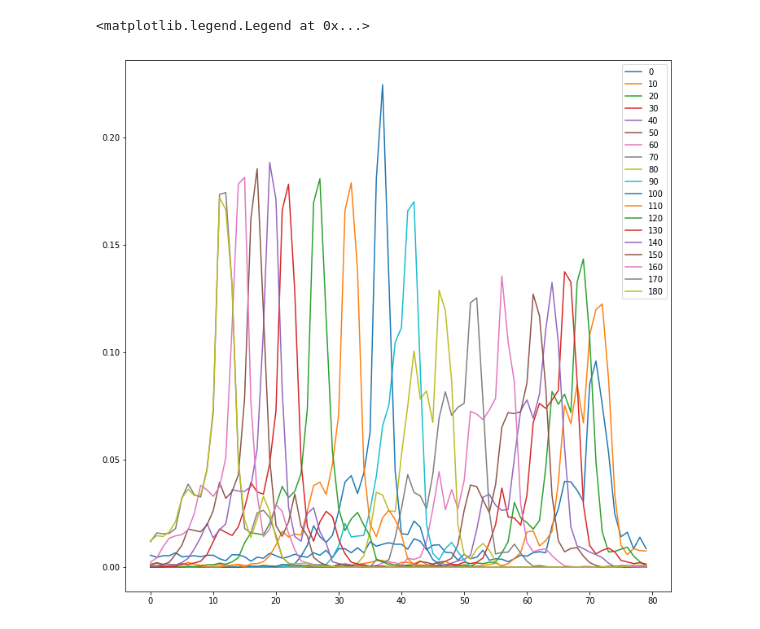
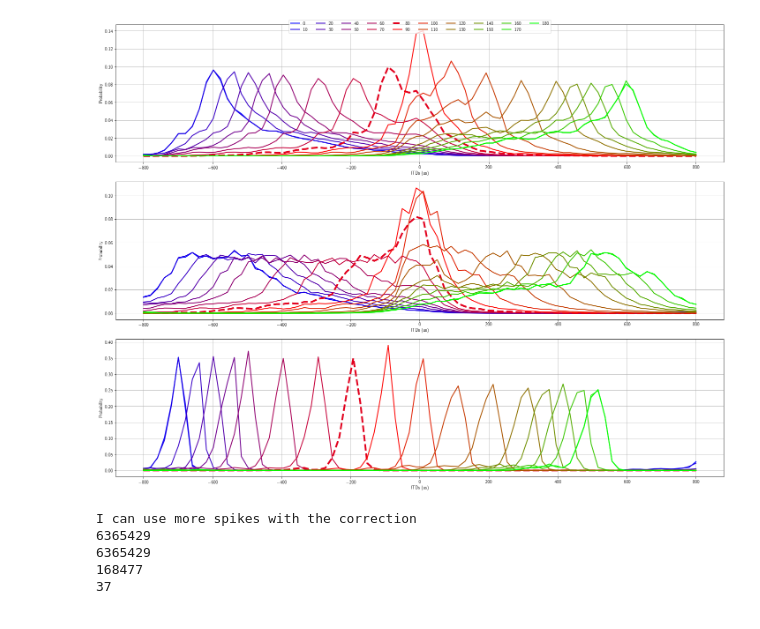
Before and after one commit to SensorsAudioINI/caesar_icassp2019, a Jupyter notebook: check_priors.ipynb, the cells around one changed output. Cells and saved outputs as stored; diff of their text form; code cells hidden in the pictures.

```diff
--- a/check_priors.ipynb
+++ b/check_priors.ipynb
@@ -112,8 +144,11 @@ dict_c[24] = {'mu': 0, 'sigma': 1}
 # %%
 relevant_channels = np.arange(64)
+r_ch = np.array([19])
 itd_streams = []
-for i in range(0, 190, 10):
-    filename = basedir + 'prior_long_hv_{}'.format(i)
+itd_streams_no_corr = []
+itd_streams_no_corr_lim = []
+for i in tqdm(range(0, 190, 10)):
+    filename = basedir + 'priors/prior_long_hv_{}'.format(i)
 
     timestamps, addresses = es.loadaerdat(filename + '.aedat')
     timestamps = timestamps[10000:]
@@ -130,6 +165,8 @@ for i in range(0, 190, 10):
     ear_id = ear_id[p]
     neuron_id = neuron_id[p]
     _ii = []
+    _ii_no_corr = []
+    _ii_no_corr_lim = []
     for kk in relevant_channels:
         indices_channels = np.isin(channel_id, np.array([kk]))
         if kk in dict_c:
@@ -137,8 +174,13 @@ for i in range(0, 190, 10):
                 _itds, _ = itd.get_itds(timestamps[indices_channels], ear_id[indices_channels], neuron_id[indices_channels], save_to_file=None,
                                      verbose=False, max_itd=max_itd)
                 _mu = dict_c[kk]['mu']
-                _corr = (_itds - _mu) / dict_c[kk]['sigma'] * dict_c[24]['sigma']
+                _corr = (_itds - _mu)
                 _ii.extend(_corr)
-            except:
-                pass
+                _ii_no_corr.extend(_itds)
+                if kk in r_ch:
+                    _ii_no_corr_lim.extend(_itds)
+            except Exception as e:
+                print e
     itd_streams.append(_ii)
+    itd_streams_no_corr.append(_ii_no_corr)
+    itd_streams_no_corr_lim.append(_ii_no_corr_lim)
@@ -149,9 +196,62 @@ print dict_c.keys()
+# %%
+fig = plt.figure(figsize=(20,15))
+x = np.linspace(-max_itd * 1e6, max_itd * 1e6, 80)
+ax = fig.add_subplot(3,1,1)
+priors = prob.get_priors(np.array(itd_streams))
+color_idx = np.linspace(0, 1, 19)
+for i, l, j in zip(color_idx, range(0, 190, 10), priors):
+    c = plt.cm.brg(i)
+    ax.plot(x, j, '--' if l == 80 else '-', label=l, linewidth=4 if l == 80 else 2, color=c)
+
+ax.grid()
+ax.legend(loc='upper center', bbox_to_anchor=(0.5, 1.05),
+          ncol=10, fancybox=True)
+ax.set_xlabel('ITDs (us)')
+ax.set_ylabel('Probability')
+# ax.set_title([i for i in np.arange(0, 64) if i in dict_c])
+
+ax = fig.add_subplot(3,1,2)
+priors = prob.get_priors(np.array(itd_streams_no_corr))
+for i, l, j in zip(color_idx, range(0, 190, 10), priors):
+    c = plt.cm.brg(i)
+    ax.plot(x, j, '--' if l == 80 else '-', label=l,linewidth=4 if l == 80 else 2, color=c)
+ax.grid()
+# ax.legend()
+ax.set_xlabel('ITDs (us)')
+ax.set_ylabel('Probability')
+# ax.set_title([i for i in np.arange(0, 64) if i in dict_c])
+
+ax = fig.add_subplot(3,1,3)
+priors = prob.get_priors(np.array(itd_streams_no_corr_lim))
+for i, l, j in zip(color_idx, range(0, 190, 10), priors):
+    c = plt.cm.brg(i)
+    ax.plot(x, j, '--' if l == 80 else '-', label=l, linewidth=4 if l == 80 else 2, color=c)
+ax.grid()
+# ax.legend()
+ax.set_xlabel('ITDs (us)')
+ax.set_ylabel('Probability')
+# ax.set_title("[19]")
+
+plt.tight_layout()
+plt.savefig(imgs_folder + 'comparison_priors.pdf', transparent=True)
+# %% [output]
+[figure, added]
+# %%
+print "I can use more spikes with the correction"
+print sum([len(i) for i in itd_streams])
+print sum([len(i) for i in itd_streams_no_corr])
+print sum([len(i) for i in itd_streams_no_corr_lim])
+print sum([len(i) for i in itd_streams]) / sum([len(i) for i in itd_streams_no_corr_lim])
+# %% [output]
+I can use more spikes with the correction
+6365429
+6365429
+168477
+37
 # %%
 plt.figure(figsize=(12,12))
 priors = prob.get_priors(np.array(itd_streams))
 for l, j in zip(range(0, 190, 10), priors):
     plt.plot(j, label=l)
 plt.legend()
+plt.title([i for i in np.arange(0, 65) if i in dict_c])
-# %% [output]
-<matplotlib.legend.Legend at 0x...>
-[figure, removed]
```
Also changed, not shown: parts of 25 cells of this notebook, 3 other files.
